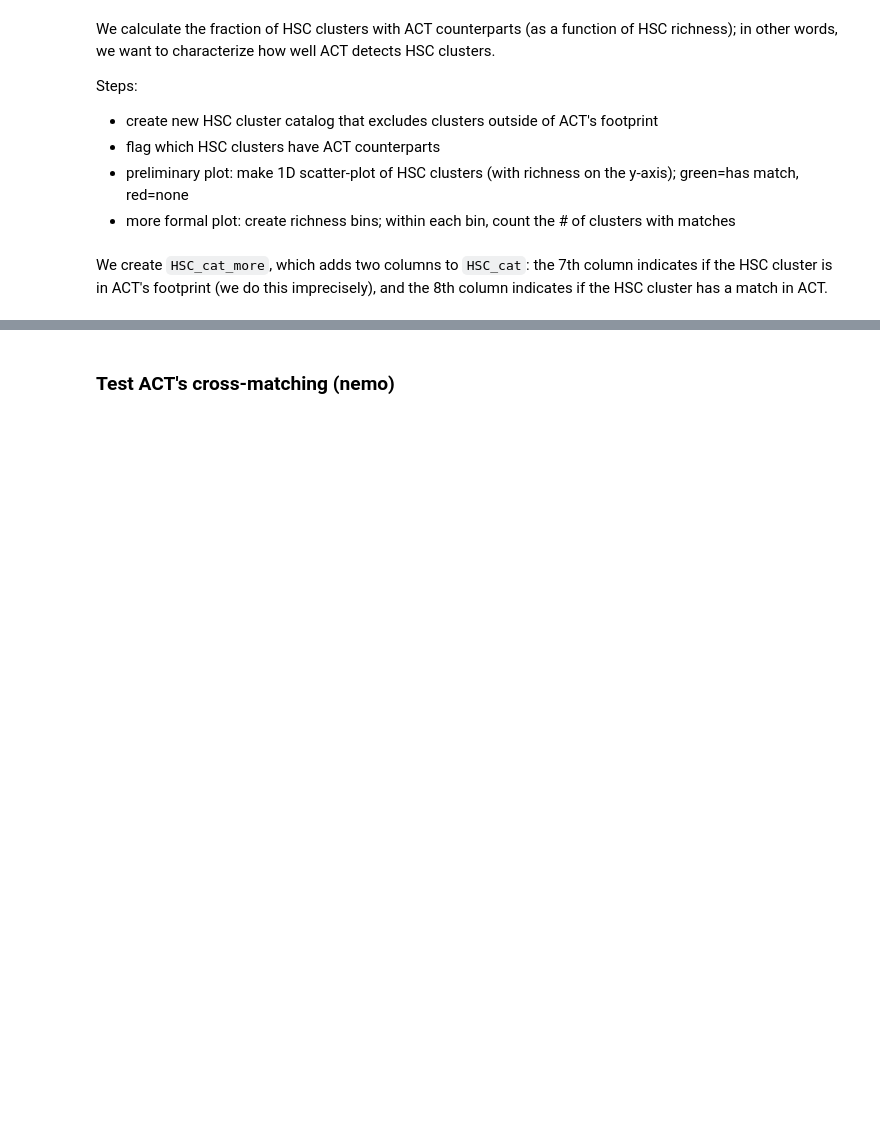
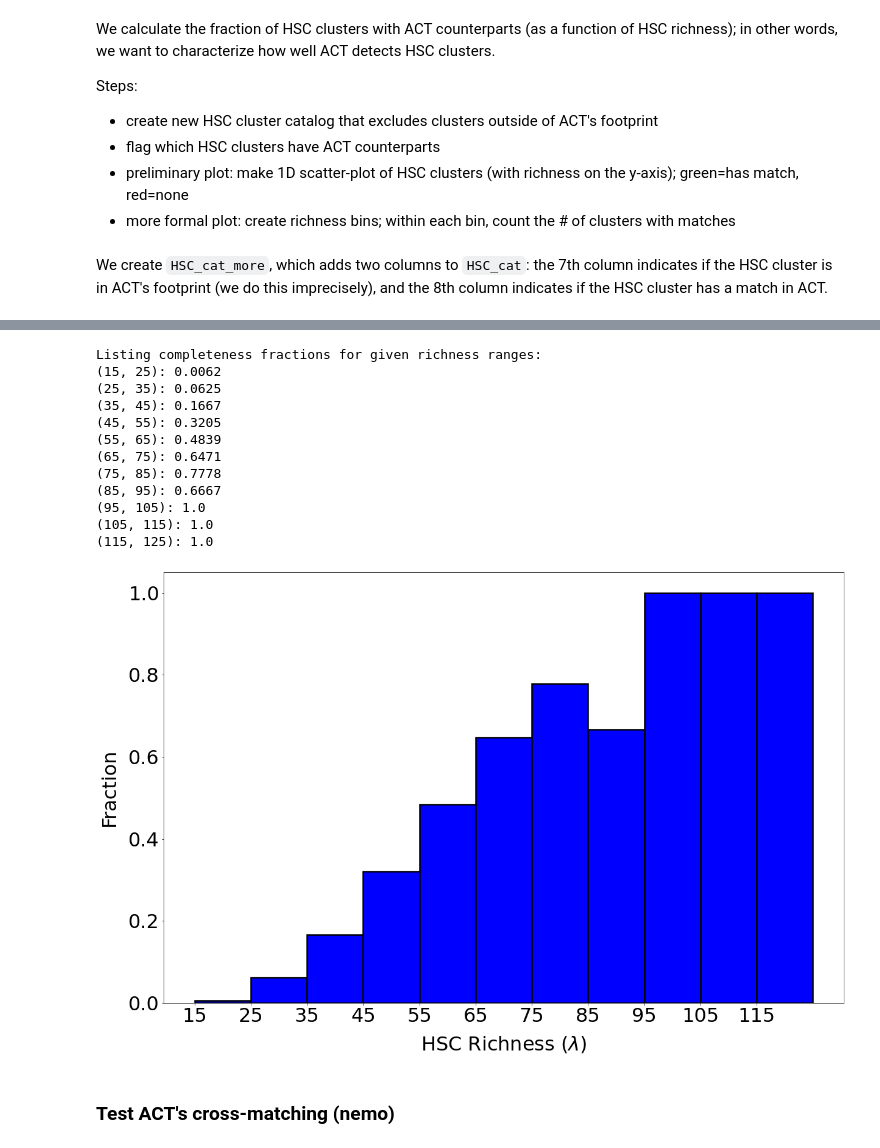
Before and after one commit to Jupiter1994/hsc-miscentering, a Jupyter notebook: HSC_ACT_Crossmatch.ipynb, the cells around one changed output, grey strips where cells are left out. Cells and saved outputs as stored; diff of their text form; code cells hidden in the pictures; blank space fills up the shorter version.

Commit message:
updated completeness plot

```diff
--- a/HSC_ACT_Crossmatch.ipynb
+++ b/HSC_ACT_Crossmatch.ipynb
@@ -825,33 +839,50 @@ def get_completeness(min_lambda, max_lambda):
 # %%
 # Plot histogram showing completeness vs. richness
 
-plt.figure(figsize=(20,12))
+plt.figure(figsize=(20,13))
 
 # x_locs = []
 # fracs = []
+richness_min = 15
+richness_max = 125
 step = 10
 
 print('Listing completeness fractions for given richness ranges:')
-for min_lambda in range(15, 125, step):
+for min_lambda in range(richness_min, richness_max, step):
     frac = get_completeness(min_lambda, min_lambda+step)
     print(f'({min_lambda}, {min_lambda+step}): {np.round(frac,4)}')
 
-    plt.bar(min_lambda + step/2, frac, color='blue', width=10)
+    plt.bar(min_lambda + step/2, frac, color='blue', width=step, \
+            edgecolor='black', linewidth=2.5)
 #     x_locs.append(min_lambda + step/2)
 #     fracs.append(frac)
 
 #plt.hist(fracs, bins=range(15, 125, step))
 
 plt.rcParams.update({'font.size':32})
 
 plt.xlabel('HSC Richness ($\lambda$)', labelpad=15)
-plt.xticks(np.arange(20, 130, step))
+plt.xticks(np.arange(richness_min, richness_max, step))
 plt.ylabel('Fraction', labelpad=15)
 if fig_titles:
     plt.title('Fraction of HSC Clusters with ACT Counterparts (Bin Size = 10)')
 
-plt.savefig("Figures/Paper_Figures/Data/act_completeness.png", bbox_inches='tight')
+plt.savefig("Figures/MNRAS_Paper_Figures/Data/act_completeness.png", bbox_inches='tight')
 plt.show()
+# %% [output]
+Listing completeness fractions for given richness ranges:
+(15, 25): 0.0062
+(25, 35): 0.0625
+(35, 45): 0.1667
+(45, 55): 0.3205
+(55, 65): 0.4839
+(65, 75): 0.6471
+(75, 85): 0.7778
+(85, 95): 0.6667
+(95, 105): 1.0
+(105, 115): 1.0
+(115, 125): 1.0
+[figure, added]
 # %% [markdown]
 ### Test ACT's cross-matching (nemo)
 # %%
```
Also changed, not shown: parts of 4 cells of this notebook.
